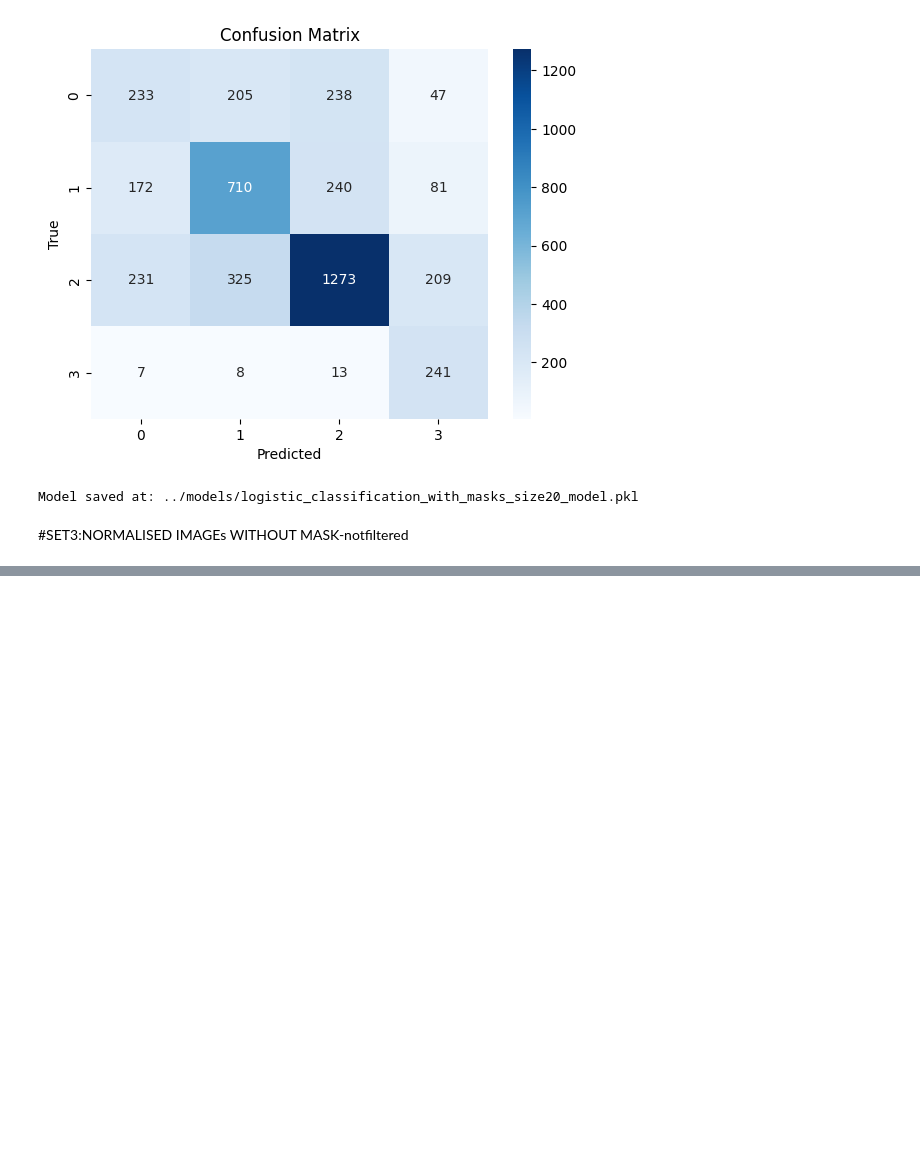
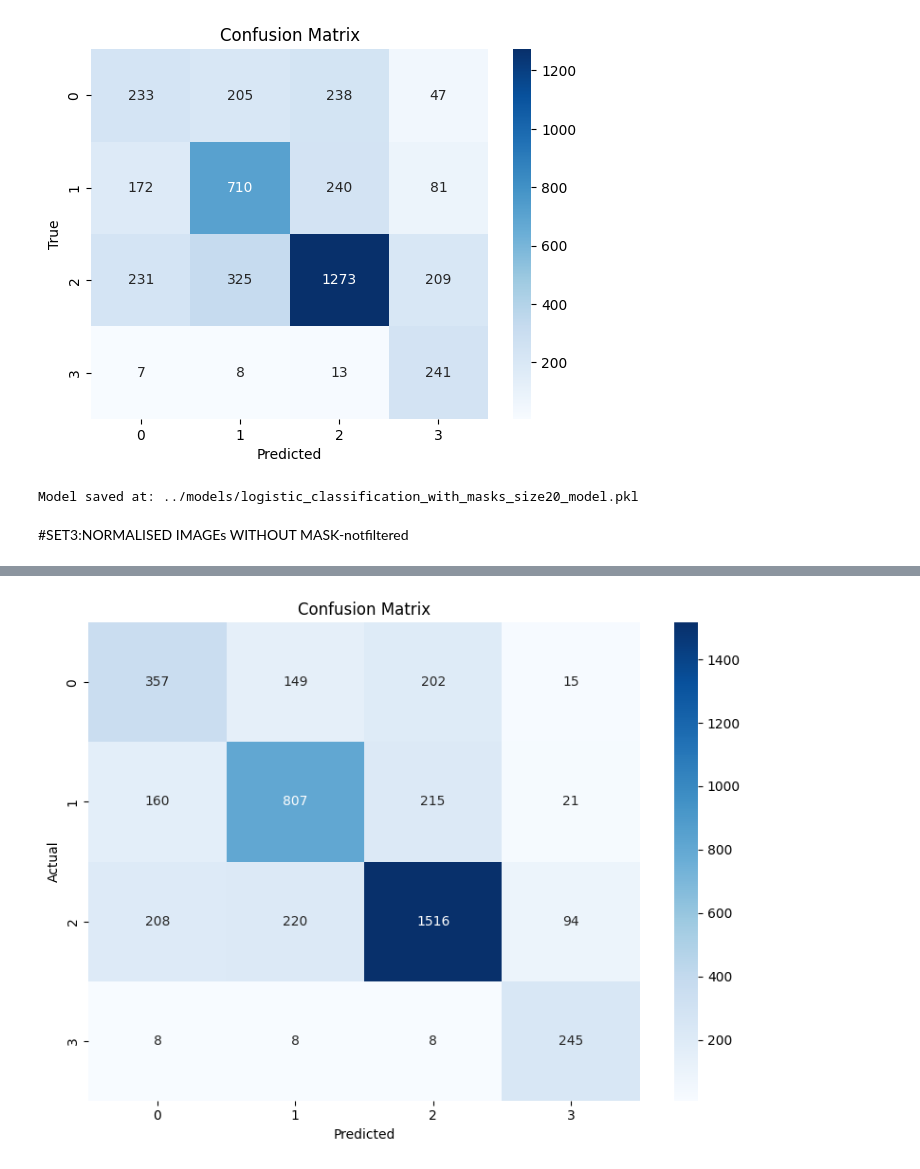
Before and after one commit to SanArfin/CovidXray, a Jupyter notebook: notebooks/ML_model_logistic_classification.ipynb, the cells around one changed output, grey strips where cells are left out. Drawn from its saved outputs; the diff is of its cells as text; code cells hidden in the pictures; blank space fills up the shorter version.

```diff
--- a/notebooks/ML_model_logistic_classification.ipynb
+++ b/notebooks/ML_model_logistic_classification.ipynb
@@ -158,0 +332,90 @@ Model saved at: ../models/logistic_classification_with_masks_size20_model.pkl
+# %%
+
+# === Define paths ===
+base_path = r"..\\data\\"
+base_path_in = os.path.join(base_path, "processed")   # path to read from the *.npy files
+
+train_npy_file = 'train_data_resized20_without_masks.npz'
+test_npy_file  = 'test_data_resized20_without_masks20.npz'
+
+# === Load Data ===
+# Load train data
+train = np.load(os.path.join(base_path_in, train_npy_file), allow_pickle=True)
+X_train = train['X_train']
+y_train = train['y_train']
+
+# Load test data
+test = np.load(os.path.join(base_path_in, test_npy_file), allow_pickle=True)
+X_test = test['X_test']
+y_test = test['y_test']
+
+# Print data shapes
+print("X_train shape:", X_train.shape)
+print("y_train shape:", y_train.shape)
+print("X_test shape:", X_test.shape)
+print("y_test shape:", y_test.shape)
+
+# === Check for NaN or infinite values ===
+print("Any NaN values in X_train:", np.any(np.isnan(X_train)))
+print("Any infinite values in X_train:", np.any(np.isinf(X_train)))
+print("Any NaN values in X_test:", np.any(np.isnan(X_test)))
+print("Any infinite values in X_test:", np.any(np.isinf(X_test)))
+
+# === Convert y_train and y_test to integers if necessary ===
+y_train = y_train.astype(int)
+y_test = y_test.astype(int)
+
+# === Pipeline Definition ===
+pipeline = Pipeline([
+    ('scaler', StandardScaler()),  # Standardize features
+    ('logreg', LogisticRegression(solver='saga', max_iter=1000, n_jobs=-1))  # Logistic regression
+])
+
+# === GridSearchCV Definition ===
+param_grid = {
+    'logreg__C': [0.1, 1],  # Use just two values for testing
+    'logreg__penalty': ['l2'],  # Use only l2 penalty for simplicity
+}
+
+grid_search = GridSearchCV(
+    pipeline,
+    param_grid=param_grid,
+    cv=2,  # Use just 2-fold cross-validation for faster testing
+    verbose=1,
+    n_jobs=-1
+)
+
+# === Train the Model ===
+start_time = time.time()
+grid_search.fit(X_train, y_train)
+print(f"\n Training time: {time.time() - start_time:.2f} seconds")
+
+# === Evaluation ===
+print("Best parameters:", grid_search.best_params_)
+print("Best CV score:", grid_search.best_score_)
+
+# Test set accuracy
+test_accuracy = grid_search.score(X_test, y_test)
+print("Test set accuracy:", test_accuracy)
+
+# Predict using the best model
+y_pred = grid_search.predict(X_test)
+print("Classification Report:")
+print(classification_report(y_test, y_pred))
+
+# === Confusion Matrix ===
+conf_matrix = confusion_matrix(y_test, y_pred)
+plt.figure(figsize=(8, 6))
+sns.heatmap(conf_matrix, annot=True, fmt="d", cmap="Blues",
+            xticklabels=np.unique(y_test), yticklabels=np.unique(y_test))
+plt.xlabel('Predicted')
+plt.ylabel('Actual')
+plt.title('Confusion Matrix')
+plt.tight_layout()
+plt.show()
+
+# === Save the best model ===
+model_filename = "best_logreg_gridsearch.pkl"
+joblib.dump(grid_search.best_estimator_, model_filename)
+print(f"Best model saved as {model_filename}")
+# %% [output]
@@ -158,0 +439 @@ Model saved at: ../models/logistic_classification_with_masks_size20_model.pkl
+[figure, added]
```
Also changed, not shown: parts of 17 cells of this notebook.
